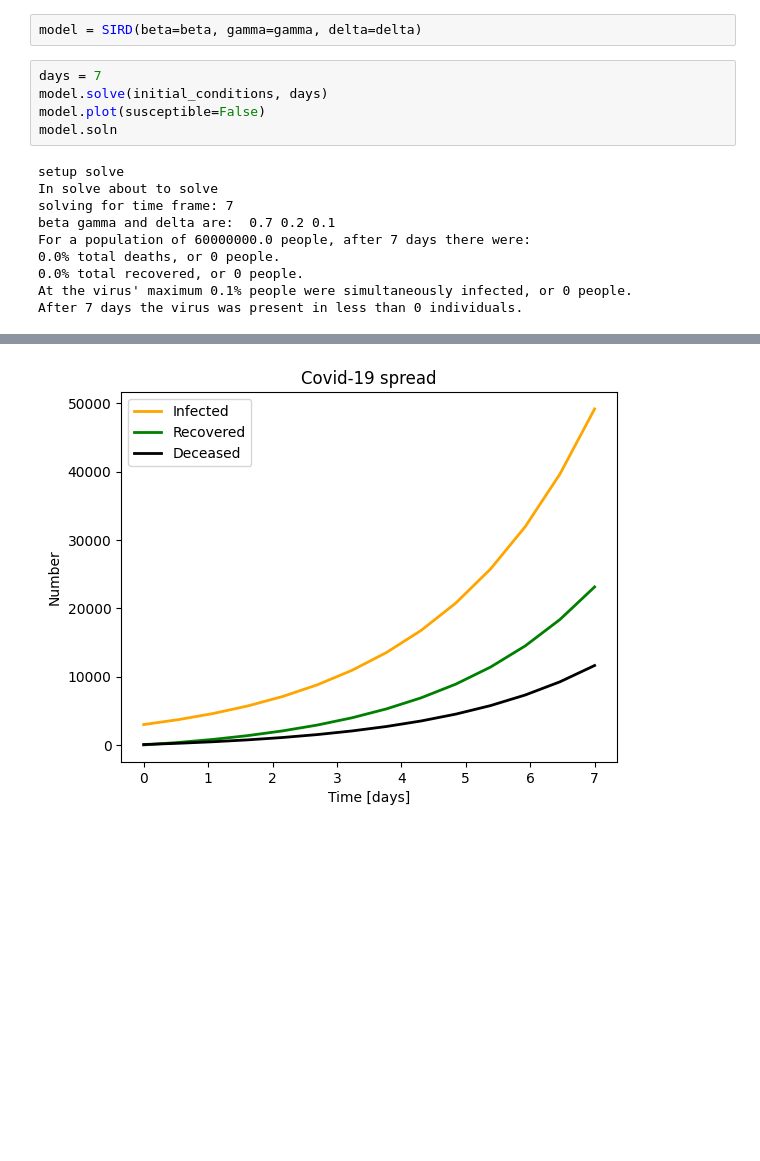
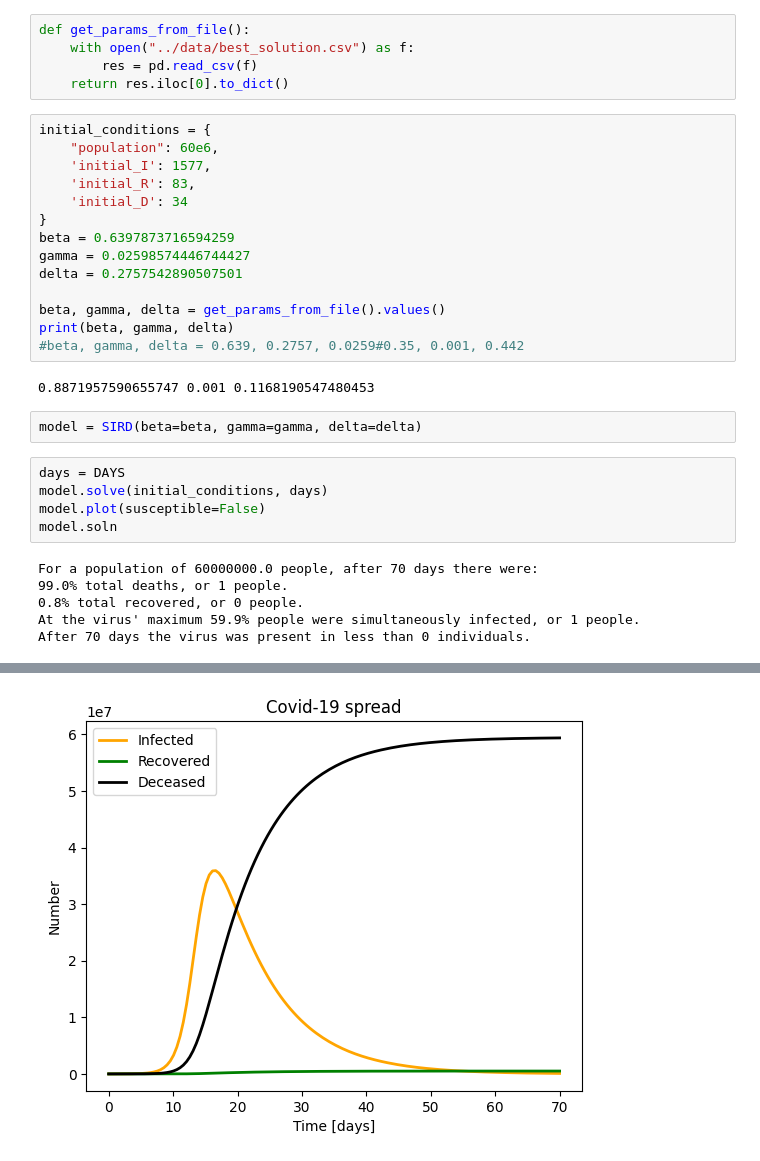
Before and after one commit to Thomas2710/Epidemic-modelling, a Jupyter notebook: epidemic_modelling/sird_playground.ipynb, the cells around one changed output, grey strips where cells are left out. Saved outputs shown, nothing was run; the diff lists cells and outputs as text; blank space fills up the shorter version.

```diff
--- a/epidemic_modelling/sird_playground.ipynb
+++ b/epidemic_modelling/sird_playground.ipynb
@@ -25,20 +19,37 @@ beta, gamma, delta = 0.7, 0.2, 0.1
+# %%
+def get_params_from_file():
+    with open("../data/best_solution.csv") as f:
+        res = pd.read_csv(f)
+    return res.iloc[0].to_dict()
+# %%
+initial_conditions = {
+    "population": 60e6,
+    'initial_I': 1577,
+    'initial_R': 83,
+    'initial_D': 34
+}
+beta = 0.6397873716594259
+gamma = 0.02598574446744427
+delta = 0.2757542890507501
+
+beta, gamma, delta = get_params_from_file().values()
+print(beta, gamma, delta)
+#beta, gamma, delta = 0.639, 0.2757, 0.0259#0.35, 0.001, 0.442
+# %% [output]
+0.8871957590655747 0.001 0.1168190547480453
 # %%
 model = SIRD(beta=beta, gamma=gamma, delta=delta)
 # %%
-days = 7
+days = DAYS
 model.solve(initial_conditions, days)
 model.plot(susceptible=False)
 model.soln
 # %% [output]
-setup solve
-In solve about to solve
-solving for time frame: 7
-beta gamma and delta are:  0.7 0.2 0.1
-For a population of 60000000.0 people, after 7 days there were:
-0.0% total deaths, or 0 people.
-0.0% total recovered, or 0 people.
-At the virus' maximum 0.1% people were simultaneously infected, or 0 people.
-After 7 days the virus was present in less than 0 individuals.
+For a population of 60000000.0 people, after 70 days there were:
+99.0% total deaths, or 1 people.
+0.8% total recovered, or 0 people.
+At the virus' maximum 59.9% people were simultaneously infected, or 1 people.
+After 70 days the virus was present in less than 0 individuals.
   message: The solver successfully reached the end of the integration interval.
   success: True
    status: 0
@@ -54,6 +65,6 @@ After 7 days the virus was present in less than 0 individuals.
      njev: 0
       nlu: 0
-[figure, old version]
+[figure, new version]
 # %%
 # Parameters after a simulation
 params = model.get_sird_values()
```
Also changed, not shown: parts of 8 cells of this notebook, 8 other files.
